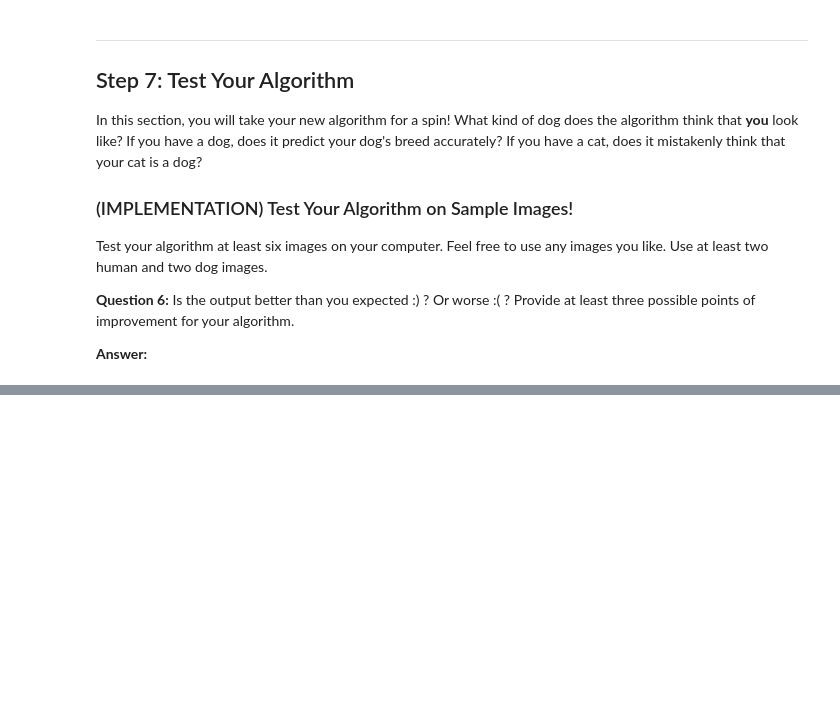
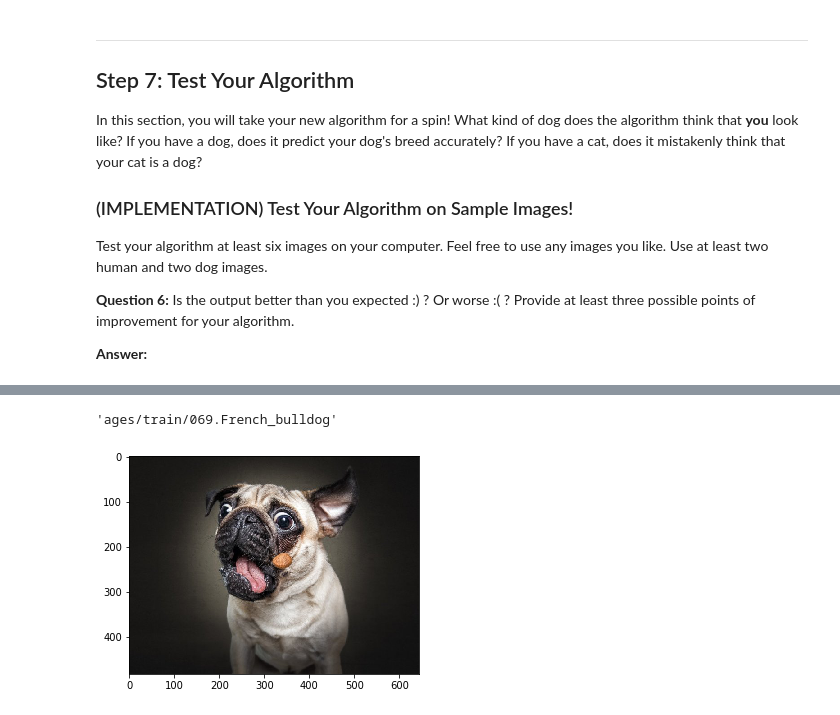
Before and after one commit to elok/DSND_Capstone, a Jupyter notebook: dog_app.ipynb, the cells around one changed output, grey strips where cells are left out. Cells and saved outputs as stored; diff of their text form; code cells hidden in the pictures; blank space fills up the shorter version.

```diff
--- a/dog_app.ipynb
+++ b/dog_app.ipynb
@@ -779,0 +805,5 @@ __Answer:__
+# %%
+predict_breed('images/user_images_pug.jpg')
+# %% [output]
+'ages/train/069.French_bulldog'
+[figure, added]
```
Also changed, not shown: parts of 20 cells of this notebook.
